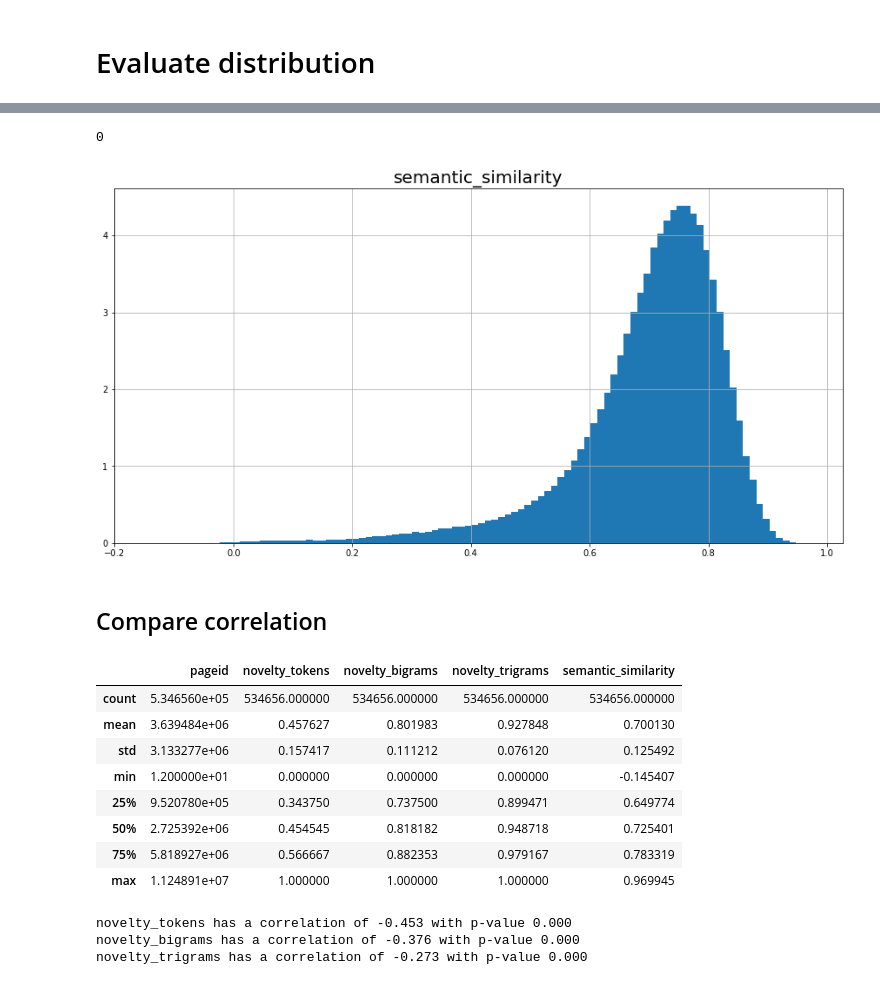
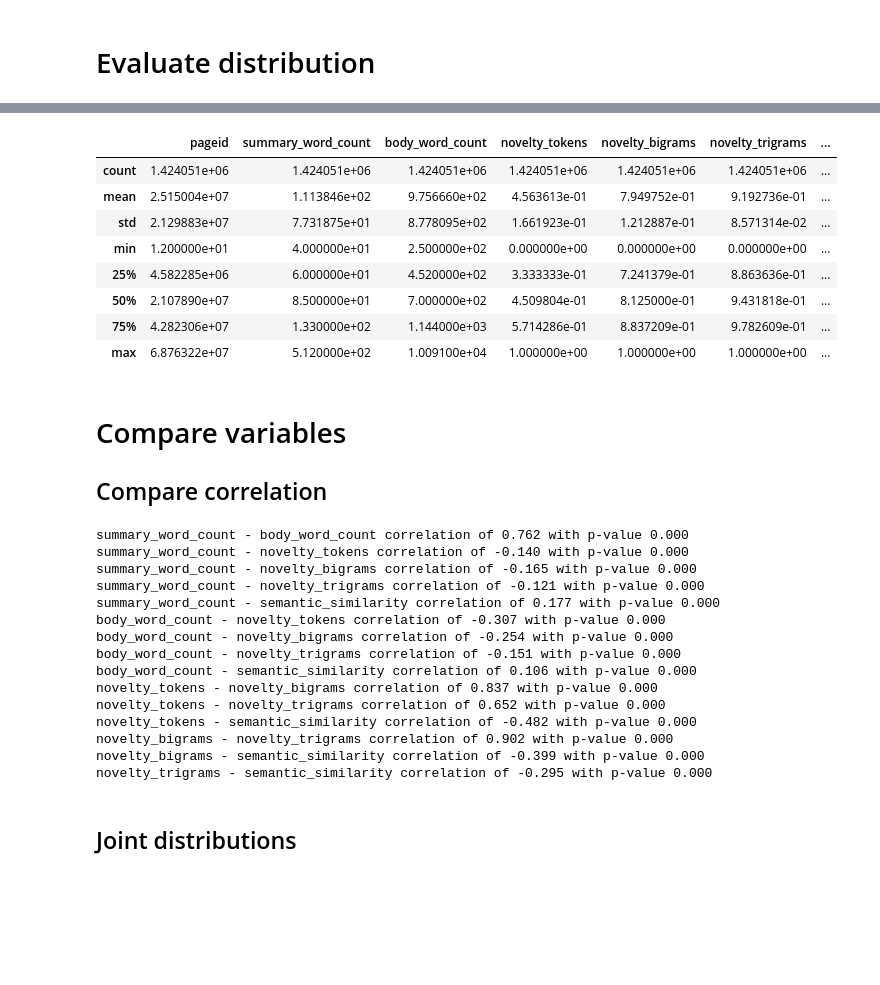
Before and after one commit to IvanRoblesMunoz/document_information_extraction, a Jupyter notebook: notebooks/EDA/02.score-threshold.ipynb, the cells around one changed output, grey strips where cells are left out. Saved outputs shown, nothing was run; the diff lists cells and outputs as text; code cells hidden in the pictures; blank space fills up the shorter version.

```diff
--- a/notebooks/EDA/02.score-threshold.ipynb
+++ b/notebooks/EDA/02.score-threshold.ipynb
@@ -97,13 +88,15 @@ semantic_sim_df = pd.DataFrame(
-# %%
-len(semantic_sim_df) - len(novelty_df)
-# %% [output]
-0
-# %%
-plt.figure(figsize=(15, 7.5))
-plt.title("semantic_similarity", fontsize=20)
-semantic_sim_df["semantic_similarity"].hist(bins=100, density=True)
-plt.show()
-# %% [output]
-[figure, removed]
+# %%
+wiki_info_df.describe()
+# %% [output]
+|  | pageid | summary_word_count | body_word_count | novelty_tokens | novelty_bigrams | novelty_trigrams | ... |
+| count | 1.424051e+06 | 1.424051e+06 | 1.424051e+06 | 1.424051e+06 | 1.424051e+06 | 1.424051e+06 | ... |
+| mean | 2.515004e+07 | 1.113846e+02 | 9.756660e+02 | 4.563613e-01 | 7.949752e-01 | 9.192736e-01 | ... |
+| std | 2.129883e+07 | 7.731875e+01 | 8.778095e+02 | 1.661923e-01 | 1.212887e-01 | 8.571314e-02 | ... |
+| min | 1.200000e+01 | 4.000000e+01 | 2.500000e+02 | 0.000000e+00 | 0.000000e+00 | 0.000000e+00 | ... |
+| 25% | 4.582285e+06 | 6.000000e+01 | 4.520000e+02 | 3.333333e-01 | 7.241379e-01 | 8.863636e-01 | ... |
+| 50% | 2.107890e+07 | 8.500000e+01 | 7.000000e+02 | 4.509804e-01 | 8.125000e-01 | 9.431818e-01 | ... |
+| 75% | 4.282306e+07 | 1.330000e+02 | 1.144000e+03 | 5.714286e-01 | 8.837209e-01 | 9.782609e-01 | ... |
+| max | 6.876322e+07 | 5.120000e+02 | 1.009100e+04 | 1.000000e+00 | 1.000000e+00 | 1.000000e+00 | ... |
 # %% [markdown]
+# Compare variables
 ## Compare correlation
@@ -110,25 +110,25 @@ plt.show()
 # %%
-full_df = novelty_df.merge(semantic_sim_df)
+for var1, var2 in itertools.combinations(INFO_COLUMNS, 2):
+    corr, pval = pearsonr(wiki_info_df[var1], wiki_info_df[var2])
+    print(f"{var1} - {var2} correlation of {corr:.3f} with p-value {pval:.3f}")
+# %% [output]
+summary_word_count - body_word_count correlation of 0.762 with p-value 0.000
+summary_word_count - novelty_tokens correlation of -0.140 with p-value 0.000
+summary_word_count - novelty_bigrams correlation of -0.165 with p-value 0.000
+summary_word_count - novelty_trigrams correlation of -0.121 with p-value 0.000
+summary_word_count - semantic_similarity correlation of 0.177 with p-value 0.000
+body_word_count - novelty_tokens correlation of -0.307 with p-value 0.000
+body_word_count - novelty_bigrams correlation of -0.254 with p-value 0.000
+body_word_count - novelty_trigrams correlation of -0.151 with p-value 0.000
+body_word_count - semantic_similarity correlation of 0.106 with p-value 0.000
+novelty_tokens - novelty_bigrams correlation of 0.837 with p-value 0.000
+novelty_tokens - novelty_trigrams correlation of 0.652 with p-value 0.000
+novelty_tokens - semantic_similarity correlation of -0.482 with p-value 0.000
+novelty_bigrams - novelty_trigrams correlation of 0.902 with p-value 0.000
+novelty_bigrams - semantic_similarity correlation of -0.399 with p-value 0.000
+novelty_trigrams - semantic_similarity correlation of -0.295 with p-value 0.000
-# %%
-full_df.describe()
-# %% [output]
-|  | pageid | novelty_tokens | novelty_bigrams | novelty_trigrams | semantic_similarity |
-| count | 5.346560e+05 | 534656.000000 | 534656.000000 | 534656.000000 | 534656.000000 |
-| mean | 3.639484e+06 | 0.457627 | 0.801983 | 0.927848 | 0.700130 |
-| std | 3.133277e+06 | 0.157417 | 0.111212 | 0.076120 | 0.125492 |
-| min | 1.200000e+01 | 0.000000 | 0.000000 | 0.000000 | -0.145407 |
-| 25% | 9.520780e+05 | 0.343750 | 0.737500 | 0.899471 | 0.649774 |
-| 50% | 2.725392e+06 | 0.454545 | 0.818182 | 0.948718 | 0.725401 |
-| 75% | 5.818927e+06 | 0.566667 | 0.882353 | 0.979167 | 0.783319 |
-| max | 1.124891e+07 | 1.000000 | 1.000000 | 1.000000 | 0.969945 |
-# %%
-for var in ["novelty_tokens", "novelty_bigrams", "novelty_trigrams"]:
-    corr, pval = pearsonr(full_df["semantic_similarity"],full_df[var])
-    print(f"{var} has a correlation of {corr:.3f} with p-value {pval:.3f}")
-# %% [output]
-novelty_tokens has a correlation of -0.453 with p-value 0.000
-novelty_bigrams has a correlation of -0.376 with p-value 0.000
-novelty_trigrams has a correlation of -0.273 with p-value 0.000
+# %% [markdown]
+## Joint distributions
 # %%
 import matplotlib.cm as cm
 from matplotlib.colors import LogNorm
```
Also changed, not shown: parts of 41 cells of this notebook, 3 other files.
